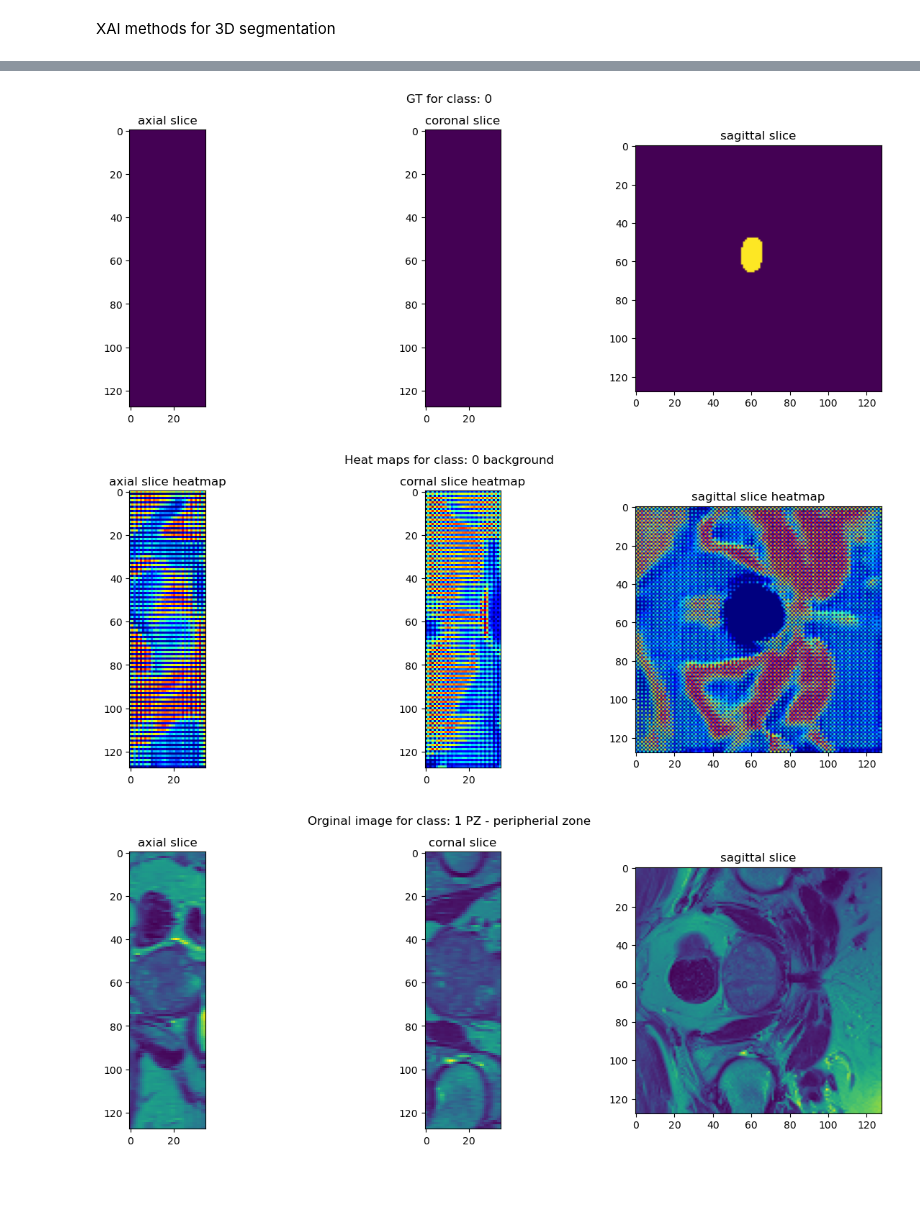
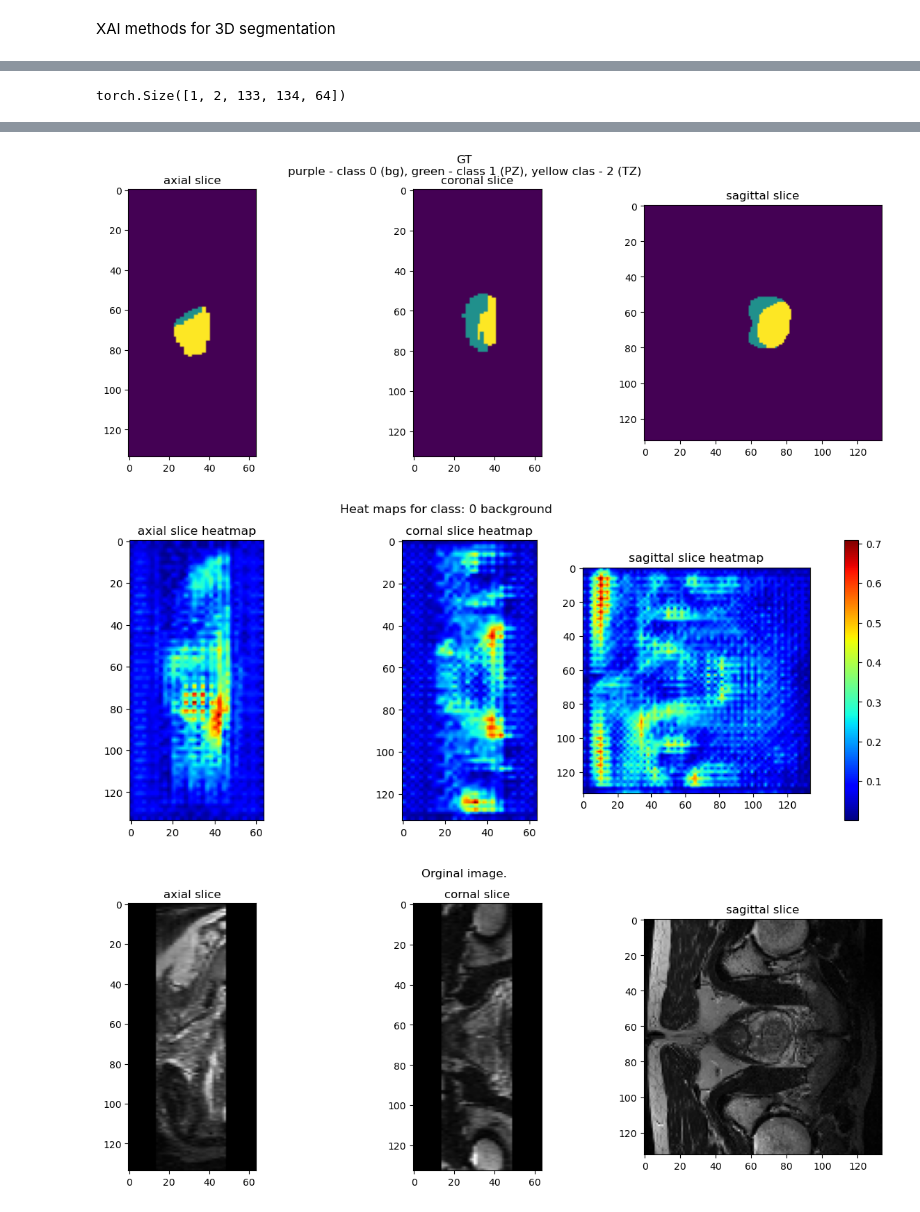
Before and after one commit to PaprykVegee/Prostate-MRI-Segmentation, a Jupyter notebook: notebooks/XAI_VNet.ipynb, the cells around one changed output, grey strips where cells are left out. Saved outputs shown, nothing was run; the diff lists cells and outputs as text; code cells hidden in the pictures; blank space fills up the shorter version.

```diff
--- a/notebooks/XAI_VNet.ipynb
+++ b/notebooks/XAI_VNet.ipynb
@@ -97,14 +109,20 @@ Activation map size: torch.Size([1, 1, 128, 128, 36])
+# %%
+x.shape
+# %% [output]
+torch.Size([1, 2, 133, 134, 64])
 # %%
 # Interpolation to input size for visualisation
 spatial_shape = input_tensor.shape[2:] # get spatial dimension, leave batch and channels
 heatmap_3d = []
 for class_id in range(num_classes):
     attributions_upsample = LayerGradCam.interpolate(attributions[class_id], spatial_shape, interpolate_mode='trilinear')
-    heatmap_3d.append(attributions_upsample.squeeze().cpu().detach().numpy())
 
-    # heatmap_min = heatmap_3d.min()
-    # heatmap_max = heatmap_3d.max()
-    # heatmap_norm = (heatmap_3d - heatmap_min) / (heatmap_max - heatmap_min + 1e-8)
+    heatmap_3d_tmp = attributions_upsample.squeeze().cpu().detach().numpy()
+    heatmap_min = heatmap_3d_tmp.min()
+    heatmap_max = heatmap_3d_tmp.max()
+    heatmap_norm = (heatmap_3d_tmp - heatmap_min) / (heatmap_max - heatmap_min + 1e-8)
+    heatmap_3d.append(heatmap_norm)
+
 # find layer with most intense gradient heatmap_norm = (heatmap_3d - heatmap_min) / (heatmap_max - heatmap_min + 1e-8)
 # %%
 # find layer with most intense gradient
@@ -112,32 +130,33 @@ original_image = input_tensor[0, 0, :, :, :].cpu().detach().numpy()
 
 axial_slice_heatmap = []
 axial_slice_image = []
-i_max_axial = []
+i_max_axial = [64, 64, 64]
 
 coronal_slice_heatmap = []
 coronal_slice_image = []
-i_max_coronal = []
+i_max_coronal = [64, 64, 64]
 
 sagittal_slice_heatmap = []
 sagittal_slice_image = []
-i_max_sagittal = []
+
+i_max_sagittal = [32, 32, 32]
 
 for class_id in range(num_classes):
     # 1. Axial (axis 0)
     axial_sums = np.sum(heatmap_3d[class_id], axis=(1, 2))
-    i_max_axial.append(np.argmax(axial_sums))
+    # i_max_axial.append(np.argmax(axial_sums))
     axial_slice_heatmap.append(heatmap_3d[class_id][i_max_axial[class_id], :, :])
     axial_slice_image.append(original_image[i_max_axial[class_id], :, :])
 
     # 2. Coronal (axis 1)
     coronal_sums = np.sum(heatmap_3d[class_id], axis=(0, 2))
-    i_max_coronal.append(np.argmax(coronal_sums))
+    # i_max_coronal.append(np.argmax(coronal_sums))
     coronal_slice_heatmap.append(heatmap_3d[class_id][:, i_max_coronal[class_id], :])
     coronal_slice_image.append(original_image[:, i_max_coronal[class_id] , :])
 
     # 3. Sagittal (axis 2)
     sagittal_sums = np.sum(heatmap_3d[class_id], axis=(0, 1))
-    i_max_sagittal.append(np.argmax(sagittal_sums))
+    # i_max_sagittal.append(np.argmax(sagittal_sums))
     sagittal_slice_heatmap.append(heatmap_3d[class_id][:, :, i_max_sagittal[class_id]])
     sagittal_slice_image.append(original_image[:, : , i_max_sagittal[class_id]])
 # %%
@@ -150,19 +169,19 @@ for class_id in range(num_classes):
     # print('='*50, f'\nClass: {class_id}: {class_dict[class_id]}')
 
     fig, axes = plt.subplots(1, 3, figsize=(15, 5))
-    fig.suptitle(f'Orginal image for class: {class_id} {class_dict[class_id]}')
-    axes[0].imshow(axial_slice_image[class_id])
+    fig.suptitle(f'Orginal image.')
+    axes[0].imshow(axial_slice_image[class_id], cmap = 'gray')
     axes[0].set_title('axial slice')
 
-    axes[1].imshow(coronal_slice_image[class_id])
+    axes[1].imshow(coronal_slice_image[class_id], cmap = 'gray')
     axes[1].set_title('cornal slice')
 
-    axes[2].imshow(sagittal_slice_image[class_id])
+    axes[2].imshow(sagittal_slice_image[class_id], cmap = 'gray')
     axes[2].set_title('sagittal slice')
 
     # predictions
     fig, axes = plt.subplots(1, 3, figsize=(15, 5))
-    fig.suptitle(f'Model predictions for class: {class_id} {class_dict[class_id]}')
+    fig.suptitle(f'Model predictions.')
     axes[0].imshow(preds[0, i_max_axial[class_id], :, :])
     axes[0].set_title('axial slice')
 
@@ -175,7 +194,7 @@ for class_id in range(num_classes):
 
     # gt
     fig, axes = plt.subplots(1, 3, figsize=(15, 5))
-    fig.suptitle(f'GT for class: {class_id} {class_dict[class_id]}')
+    fig.suptitle(f'GT\npurple - class 0 (bg), green - class 1 (PZ), yellow clas - 2 (TZ)')
     axes[0].imshow(y[0, 0, i_max_axial[class_id], :, :])
     axes[0].set_title('axial slice')
 
@@ -189,14 +208,16 @@ for class_id in range(num_classes):
 
     fig, axes = plt.subplots(1, 3, figsize=(15, 5))
     fig.suptitle(f'Heat maps for class: {class_id} {class_dict[class_id]}')
+
     axes[0].imshow(axial_slice_heatmap[class_id], cmap = 'jet')
     axes[0].set_title('axial slice heatmap')
 
     axes[1].imshow(coronal_slice_heatmap[class_id], cmap = 'jet')
     axes[1].set_title('cornal slice heatmap')
 
-    axes[2].imshow(sagittal_slice_heatmap[class_id], cmap = 'jet')
+    im = axes[2].imshow(sagittal_slice_heatmap[class_id], cmap = 'jet')
     axes[2].set_title('sagittal slice heatmap')
+    fig.colorbar(im, ax=axes[:], fraction=0.046, pad=0.04)
 
 plt.show()
 # %% [output]
@@ -205,3 +226,3 @@ plt.show()
-[figure, old version]
+[figure, new version]
-[figure, old version]
+[figure, new version]
-[figure, old version]
+[figure, new version]
```
Also changed, not shown: parts of 4 cells of this notebook, 15 other files.
